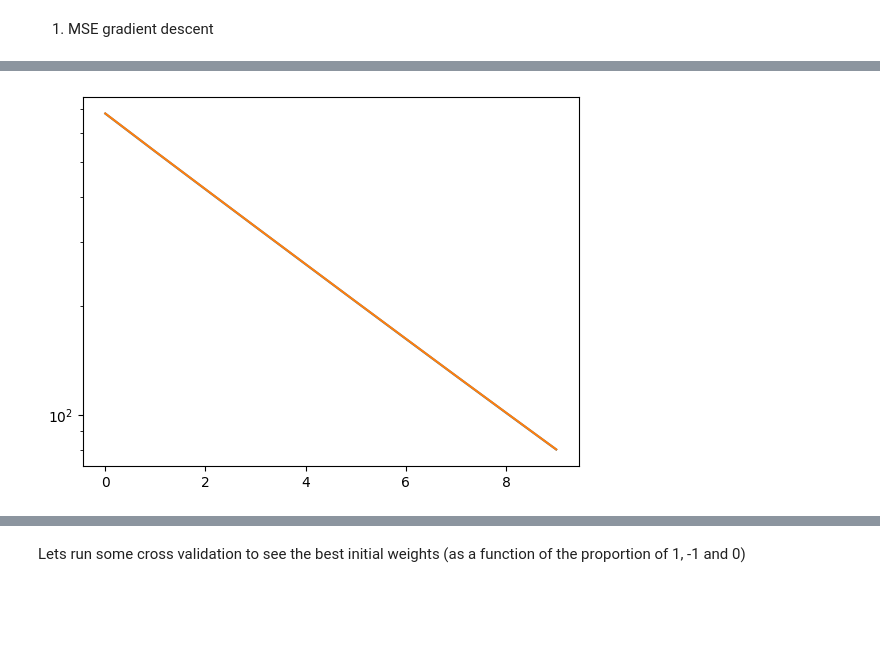
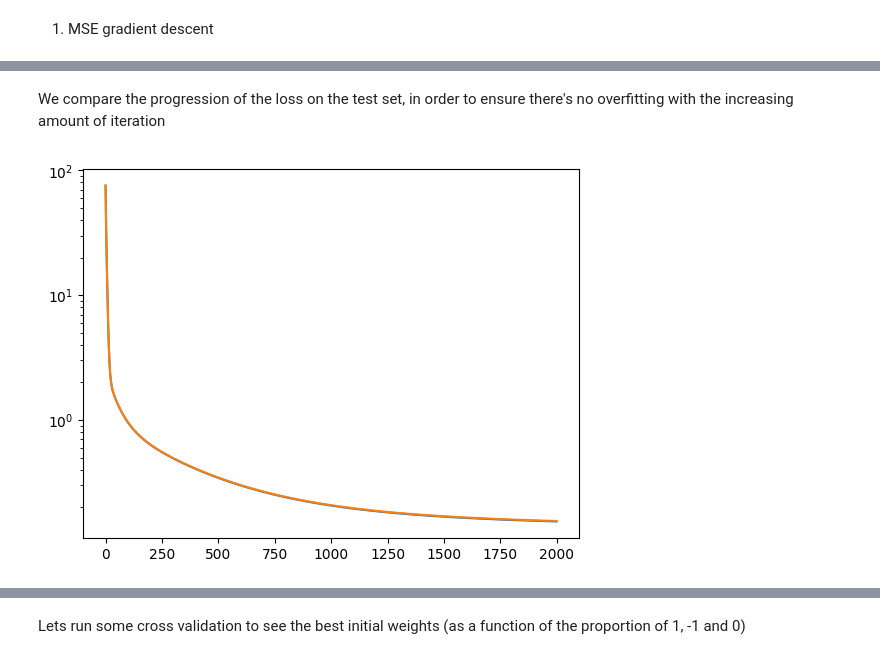
Before and after one commit to lucilemln/ML-project, a Jupyter notebook: run.ipynb, the cells around one changed output, grey strips where cells are left out. Saved outputs shown, nothing was run; the diff lists cells and outputs as text; code cells hidden in the pictures; blank space fills up the shorter version.

```diff
--- a/run.ipynb
+++ b/run.ipynb
@@ -192,5 +196,3 @@ def plotLossMSE(weights, loss, y, x ):
 # %%
-#Compute gradient descent with MSE as loss function (see functions.py for the function)
-
-w_mse_gd, loss_mse_gd = f.mean_squared_error_gd(y_train_train, tX_train_train, initial_w, 1000, 0.01)
+w_mse_gd, loss_mse_gd = f.mean_squared_error_gd(y_train_train, tX_train_train, initial_w, 2000, 0.01)
 # %% [output]
@@ -203,10 +200,9 @@ for w in w_mse_gd:
-# %%
-plt.figure(0)
-plt.semilogy(loss_mse_gd)
-plt.semilogy(loss_test_set)
-plt.show()
-# %% [output]
-[figure, removed]
+# %% [markdown]
+We compare the progression of the loss on the test set, in order to ensure there's no overfitting with the increasing amount of iteration
+# %%
+plotLossMSE(w_mse_gd, loss_mse_gd, y_train_test, tX_train_test)
+# %% [output]
+[figure, added]
 # %%
 y_pred = tX_train_test.dot(w_mse_gd[-1])
 y_pred = np.where(y_pred > 0, 1, -1)
```
Also changed, not shown: parts of 43 cells of this notebook, 2 other files.
